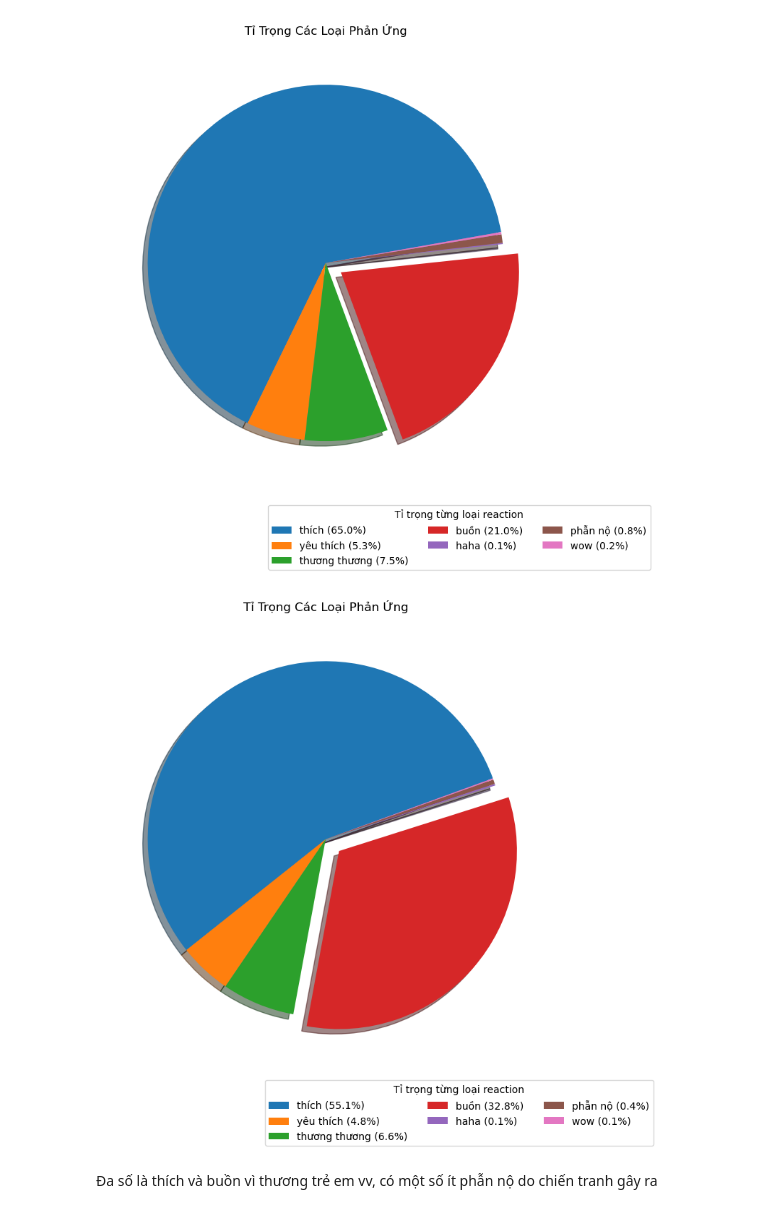
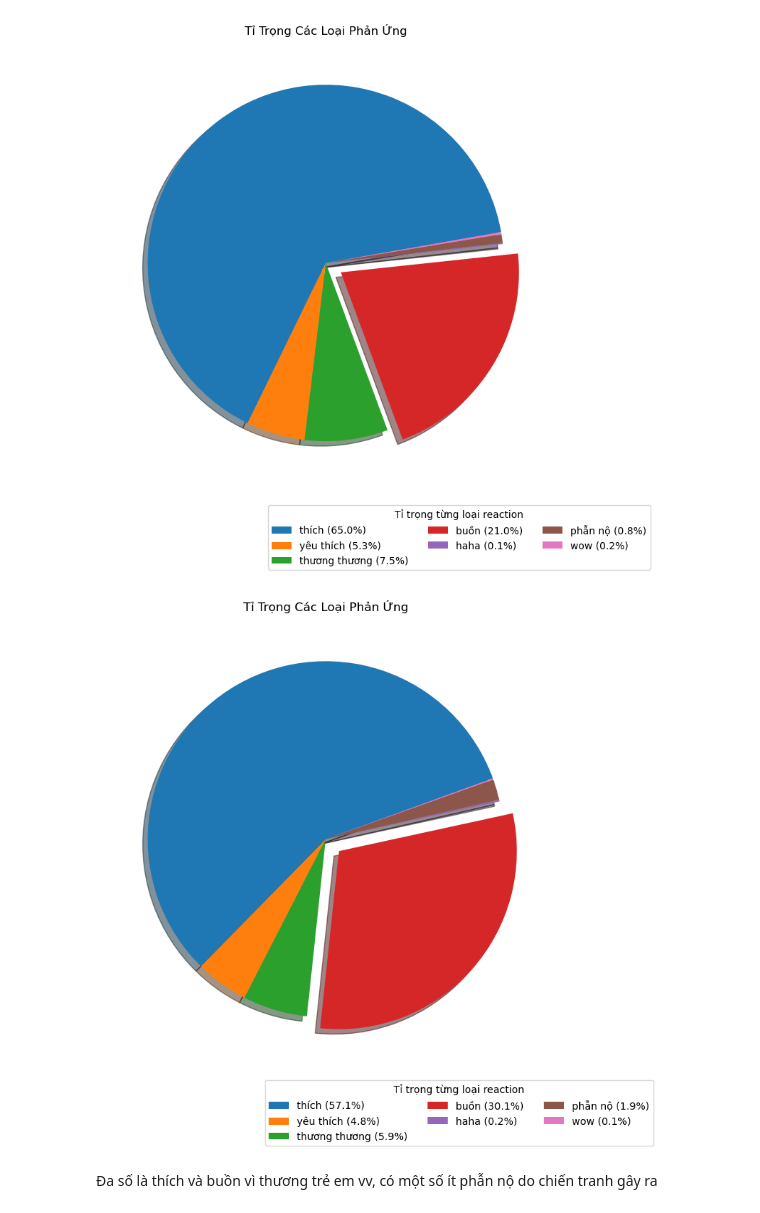
Before and after one commit to ngocnhatAI/data-analysis-report, a Jupyter notebook: Analyze_data.ipynb, the cells around one changed output. Saved outputs shown, nothing was run; the diff lists cells and outputs as text; code cells hidden in the pictures.

```diff
--- a/Analyze_data.ipynb
+++ b/Analyze_data.ipynb
@@ -242,32 +242,32 @@ plt.tight_layout()
 # %% [output]
 [figure]
 # %%
-# Finding the top 3 posts with the most total reactions
-top_3_posts = df.nlargest(3, 'reaction_count')
+# Finding the top 5 posts with the most total reactions
+top_5_posts = df.nlargest(5, 'reaction_count')
 
 # Aggregating the reaction types for the top 3 posts
 top_reactions = {reaction: 0 for reaction in reactions}  # Initialize a dictionary with all reaction types
 
-for index, row in top_3_posts.iterrows():
+for index, row in top_5_posts.iterrows():
     reaction_dict = str_to_dict(row['reactions'])
     for reaction, count in reaction_dict.items():
         top_reactions[reaction] += count
 
-# Preparing data for plotting for the top 3 posts
+# Preparing data for plotting for the top 5 posts
 top_counts = [top_reactions[reaction] for reaction in reactions]
 total = sum(top_counts)
 percentages = [f"{count / total * 100:.1f}%" for count in top_counts]
 legend_labels = [f"{reaction} ({percent})" for reaction, percent in zip(reactions, percentages)]
 # Generating different colors for each reaction type
 colors = plt.cm.Paired(range(len(reactions)))
 
 myexplodes = np.array([0, 0, 0, 0.1, 0, 0, 0])
 plt.figure(figsize=(8, 8))
 plt.pie(top_counts, explode=myexplodes,shadow=True, startangle=20)
 plt.title('Tỉ Trọng Các Loại Phản Ứng')
 plt.legend(legend_labels, title="Tỉ trọng từng loại reaction", loc="lower center", bbox_to_anchor=(0.8, -0.2), ncol=3)
 plt.show()
 # %% [output]
-[figure, old version]
+[figure, new version]
 # %% [markdown]
 Đa số là thích và buồn vì thương trẻ em vv, có một số ít phẫn nộ do chiến tranh gây ra
```
Also changed, not shown: parts of 11 cells of this notebook, 1 other file.
